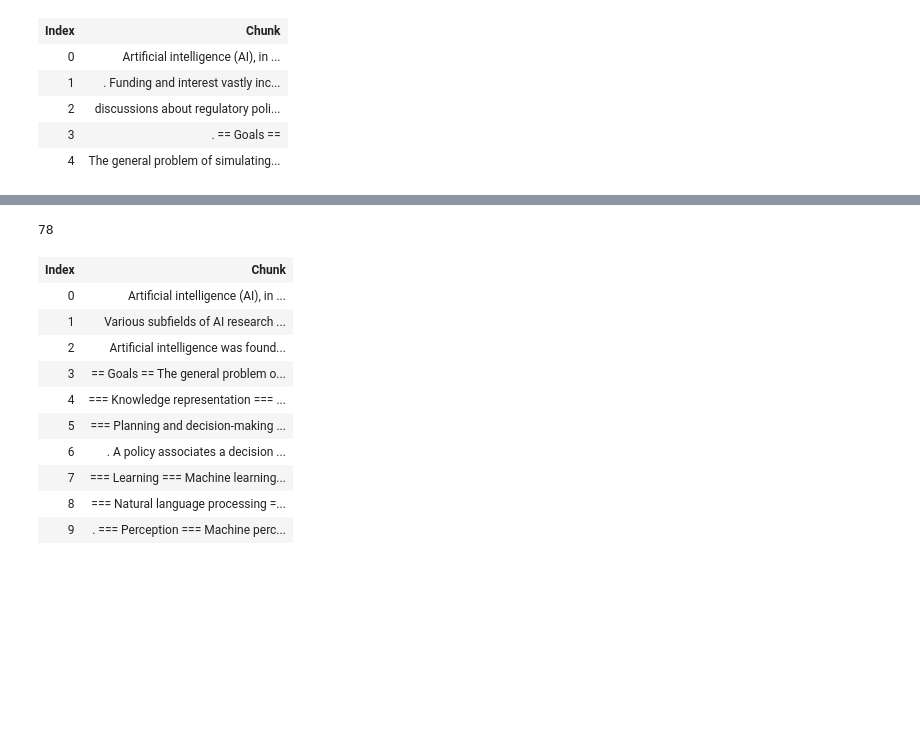
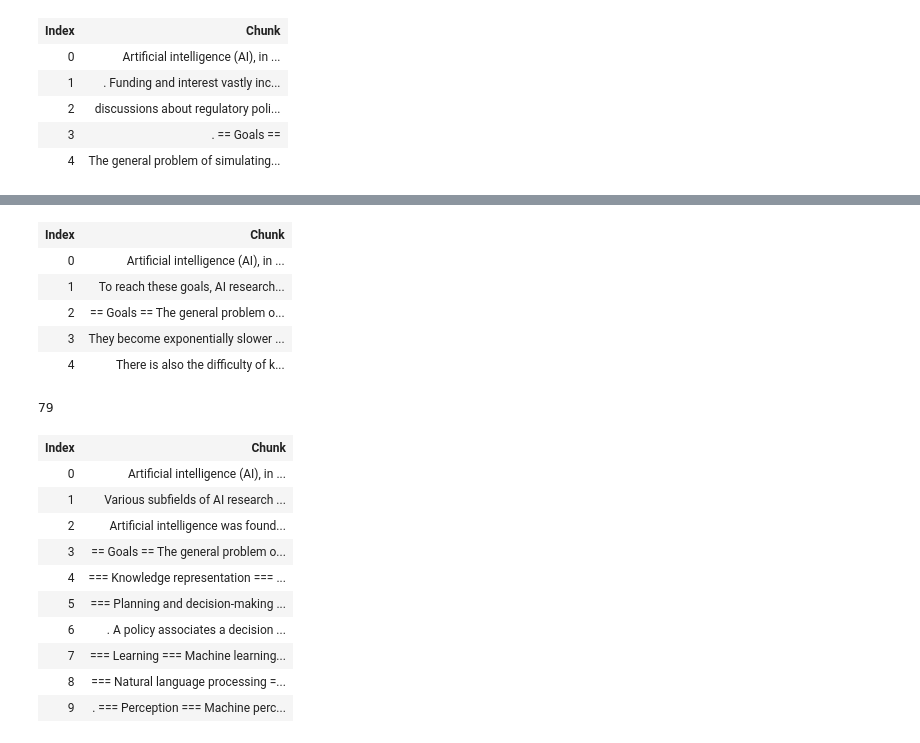
Before and after one commit to schole-ai/content-delivery, a Jupyter notebook: notebooks/chunking.ipynb, the cells around one changed output, grey strips where cells are left out. Saved outputs shown, nothing was run; the diff lists cells and outputs as text; code cells hidden in the pictures; blank space fills up the shorter version.

```diff
--- a/notebooks/chunking.ipynb
+++ b/notebooks/chunking.ipynb
@@ -20,6 +20,6 @@ text[:1000]
 # %% [output]
 'Artificial intelligence (AI), in its broadest sense, is intelligence exhibited by machines, particularly computer systems. It is a field of research in computer science that develops and studies meth ...
 # %%
-chunker = TextChunker()
+chunker = TextChunker(text, output_document=False)
 # %%
 # Recursive
@@ -68,6 +68,6 @@ display_chunks(chunks, 5)
 | 4 | The general problem of simulating... |
 # %%
 # Statistical
-chunks = chunker.statistical_chunk(text)
-len(chunks), chunks
+chunks = chunker.statistical_chunk()
+len(chunks)
 # %% [output]
@@ -92,8 +76,17 @@ len(chunks), chunks
+# %%
+display_chunks(chunks, 5)
+# %% [output]
+| Index | Chunk |
+| 0 | Artificial intelligence (AI), in ... |
+| 1 | To reach these goals, AI research... |
+| 2 | == Goals == The general problem o... |
+| 3 | They become exponentially slower ... |
+| 4 | There is also the difficulty of k... |
 # %%
-chunks = chunker.llm_chunk(text)
+chunks = chunker.llm_chunk()
 len(chunks)
 # %% [output]
-78
+79
 # %%
 display_chunks(chunks, 10)
 # %% [output]
```
Also changed, not shown: parts of 4 cells of this notebook, 9 other files.
